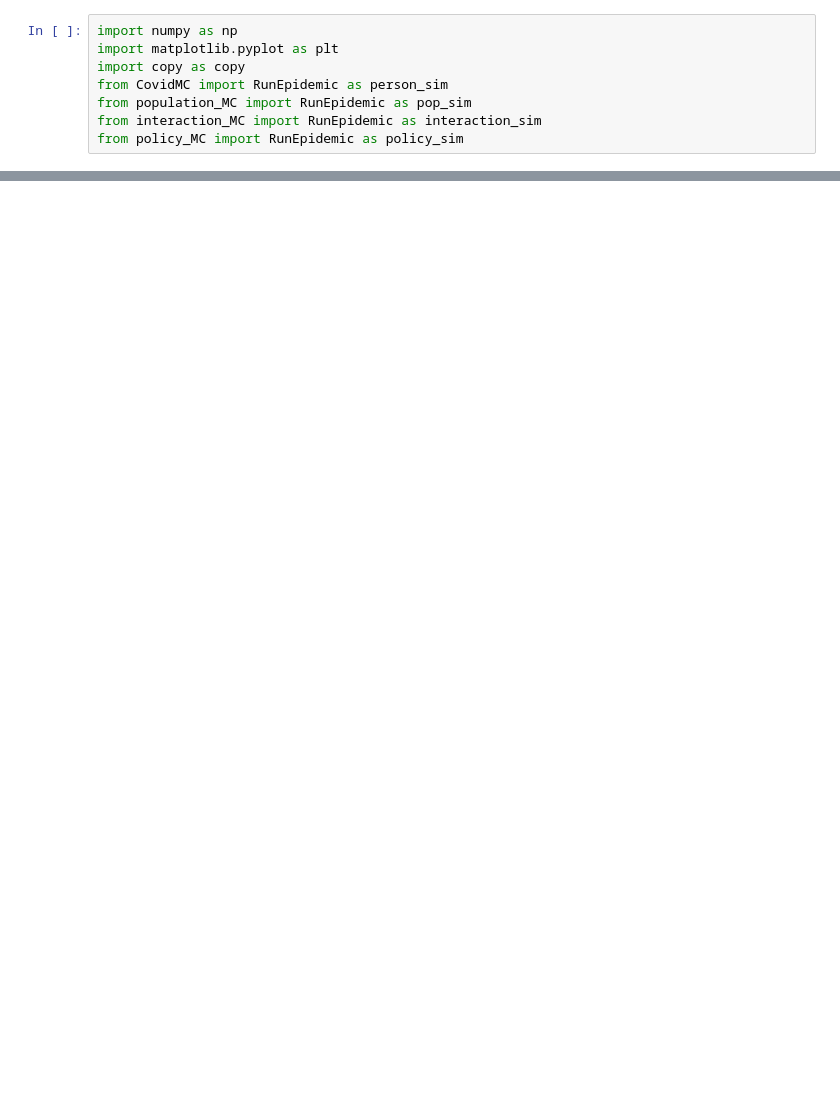
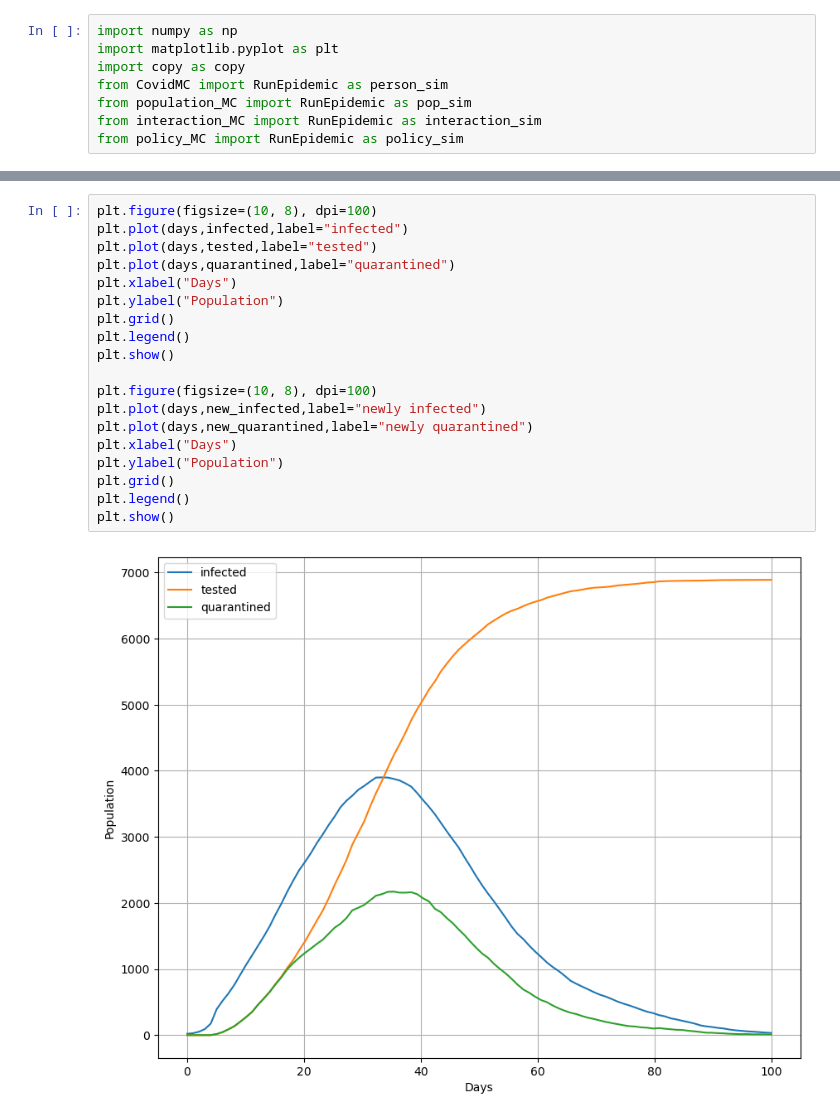
Before and after one commit to Queens-Physics/quaboom, a Jupyter notebook: RunEpidemicPlot.ipynb, the cells around one changed output, grey strips where cells are left out. Drawn from its saved outputs; the diff is of its cells as text; blank space fills up the shorter version.

```diff
--- a/RunEpidemicPlot.ipynb
+++ b/RunEpidemicPlot.ipynb
@@ -72 +74,22 @@ plt.show()'''
 'fig = plt.figure(figsize=(10,8))\nplt.hist(contagions,bins=np.linspace(0,15,16),edgecolor=\'black\')\nplt.grid()\nplt.title("Mean contagions "+str(np.mean(contagions)))\nplt.show()'
+# %%
+plt.figure(figsize=(10, 8), dpi=100)
+plt.plot(days,infected,label="infected")
+plt.plot(days,tested,label="tested")
+plt.plot(days,quarantined,label="quarantined")
+plt.xlabel("Days")
+plt.ylabel("Population")
+plt.grid()
+plt.legend()
+plt.show()
+
+plt.figure(figsize=(10, 8), dpi=100)
+plt.plot(days,new_infected,label="newly infected")
+plt.plot(days,new_quarantined,label="newly quarantined")
+plt.xlabel("Days")
+plt.ylabel("Population")
+plt.grid()
+plt.legend()
+plt.show()
+# %% [output]
+[figure, added]
```
Also changed, not shown: parts of 3 cells of this notebook, 5 other files.
